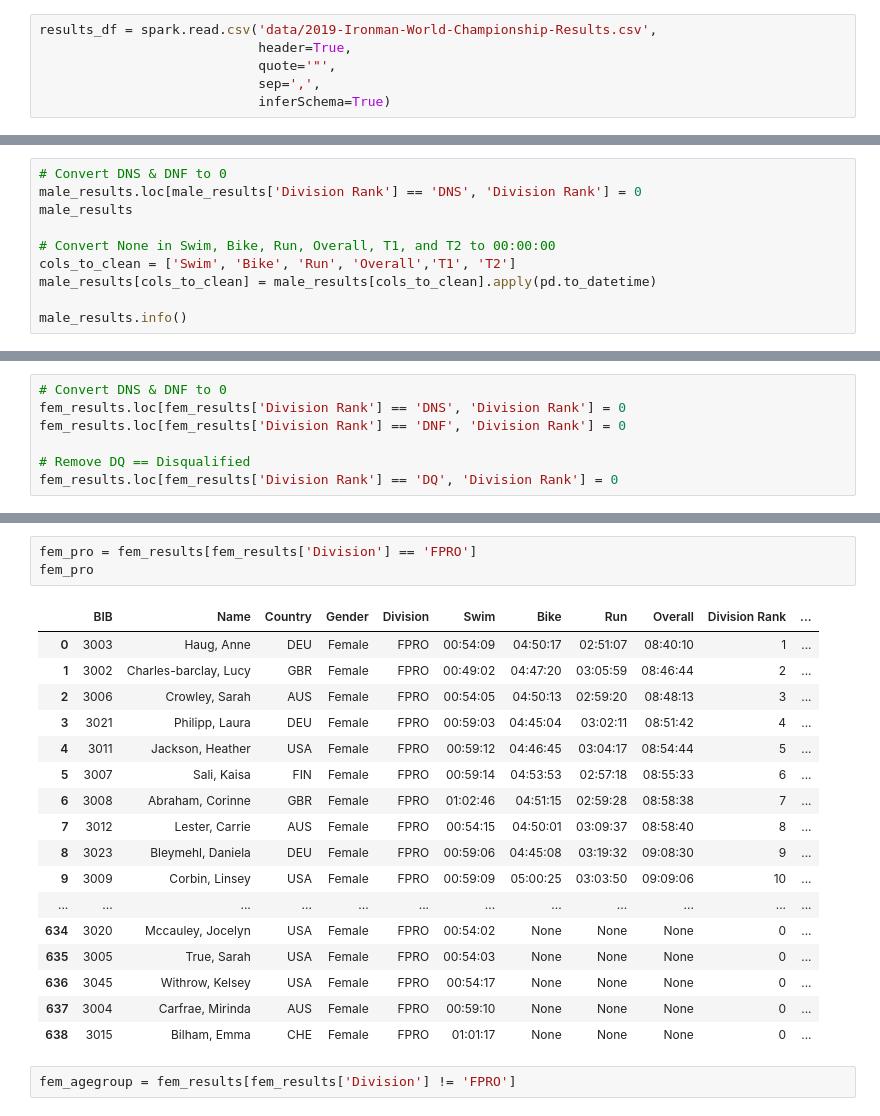
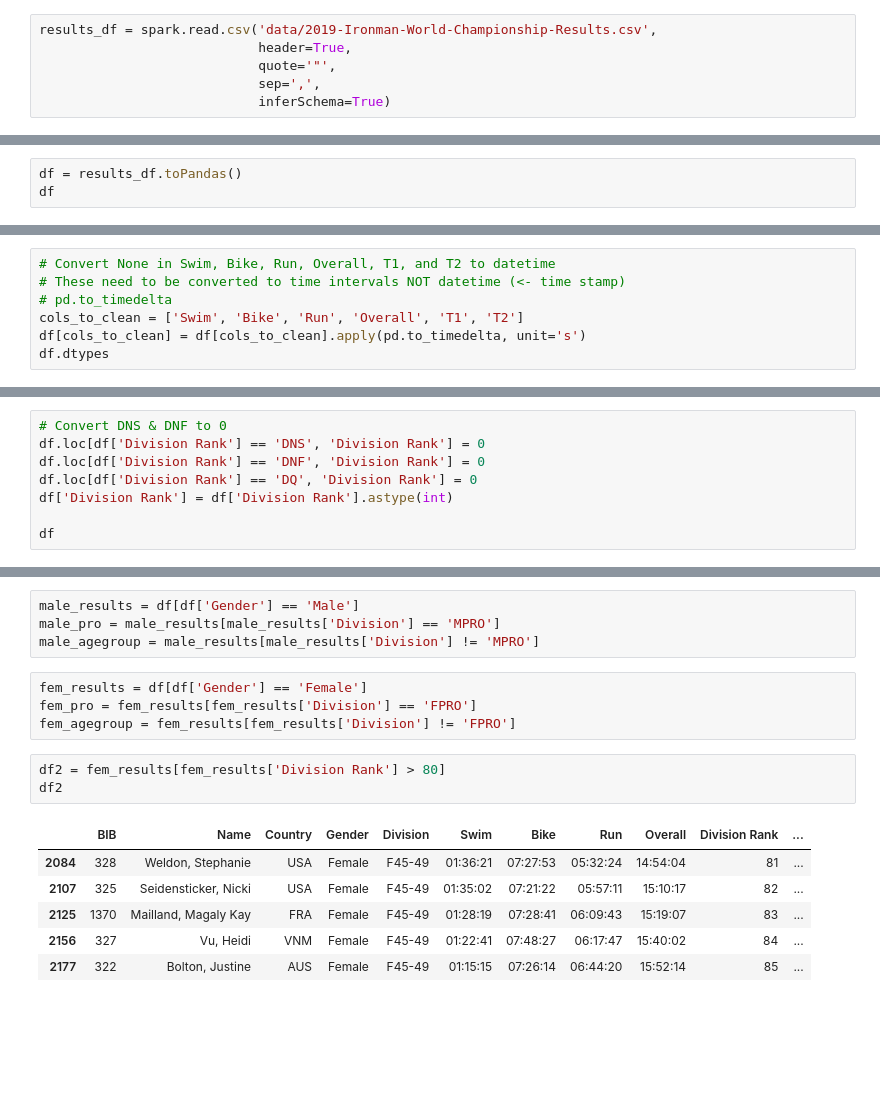
Before and after one commit to czaloumi/ironman-2019, a Jupyter notebook: ironman19.ipynb, the cells around one changed output, grey strips where cells are left out. Drawn from its saved outputs; the diff is of its cells as text; blank space fills up the shorter version.

```diff
--- a/ironman19.ipynb
+++ b/ironman19.ipynb
@@ -91,0 +73,3 @@ male_results
+# %%
+df = results_df.toPandas()
+df
@@ -92,11 +90,8 @@ male_results
 # %%
-# Convert DNS & DNF to 0
-male_results.loc[male_results['Division Rank'] == 'DNS', 'Division Rank'] = 0
-male_results
-
-# Convert None in Swim, Bike, Run, Overall, T1, and T2 to 00:00:00
-cols_to_clean = ['Swim', 'Bike', 'Run', 'Overall','T1', 'T2']
-male_results[cols_to_clean] = male_results[cols_to_clean].apply(pd.to_datetime)
-
-male_results.info()
+# Convert None in Swim, Bike, Run, Overall, T1, and T2 to datetime
+# These need to be converted to time intervals NOT datetime (<- time stamp)
+# pd.to_timedelta
+cols_to_clean = ['Swim', 'Bike', 'Run', 'Overall', 'T1', 'T2']
+df[cols_to_clean] = df[cols_to_clean].apply(pd.to_timedelta, unit='s')
+df.dtypes
 # %% [output]
@@ -141,7 +113,8 @@ fem_results
 # %%
 # Convert DNS & DNF to 0
-fem_results.loc[fem_results['Division Rank'] == 'DNS', 'Division Rank'] = 0
-fem_results.loc[fem_results['Division Rank'] == 'DNF', 'Division Rank'] = 0
+df.loc[df['Division Rank'] == 'DNS', 'Division Rank'] = 0
+df.loc[df['Division Rank'] == 'DNF', 'Division Rank'] = 0
+df.loc[df['Division Rank'] == 'DQ', 'Division Rank'] = 0
+df['Division Rank'] = df['Division Rank'].astype(int)
 
-# Remove DQ == Disqualified
-fem_results.loc[fem_results['Division Rank'] == 'DQ', 'Division Rank'] = 0
+df
@@ -204,23 +135,18 @@ fem_results
+# %%
+male_results = df[df['Gender'] == 'Male']
+male_pro = male_results[male_results['Division'] == 'MPRO']
+male_agegroup = male_results[male_results['Division'] != 'MPRO']
+# %%
+fem_results = df[df['Gender'] == 'Female']
+fem_pro = fem_results[fem_results['Division'] == 'FPRO']
+fem_agegroup = fem_results[fem_results['Division'] != 'FPRO']
 # %%
-fem_pro = fem_results[fem_results['Division'] == 'FPRO']
-fem_pro
+df2 = fem_results[fem_results['Division Rank'] > 80]
+df2
 # %% [output]
 |  | BIB | Name | Country | Gender | Division | Swim | Bike | Run | Overall | Division Rank | ... |
-| 0 | 3003 | Haug, Anne | DEU | Female | FPRO | 00:54:09 | 04:50:17 | 02:51:07 | 08:40:10 | 1 | ... |
-| 1 | 3002 | Charles-barclay, Lucy | GBR | Female | FPRO | 00:49:02 | 04:47:20 | 03:05:59 | 08:46:44 | 2 | ... |
-| 2 | 3006 | Crowley, Sarah | AUS | Female | FPRO | 00:54:05 | 04:50:13 | 02:59:20 | 08:48:13 | 3 | ... |
-| 3 | 3021 | Philipp, Laura | DEU | Female | FPRO | 00:59:03 | 04:45:04 | 03:02:11 | 08:51:42 | 4 | ... |
-| 4 | 3011 | Jackson, Heather | USA | Female | FPRO | 00:59:12 | 04:46:45 | 03:04:17 | 08:54:44 | 5 | ... |
-| 5 | 3007 | Sali, Kaisa | FIN | Female | FPRO | 00:59:14 | 04:53:53 | 02:57:18 | 08:55:33 | 6 | ... |
-| 6 | 3008 | Abraham, Corinne | GBR | Female | FPRO | 01:02:46 | 04:51:15 | 02:59:28 | 08:58:38 | 7 | ... |
-| 7 | 3012 | Lester, Carrie | AUS | Female | FPRO | 00:54:15 | 04:50:01 | 03:09:37 | 08:58:40 | 8 | ... |
-| 8 | 3023 | Bleymehl, Daniela | DEU | Female | FPRO | 00:59:06 | 04:45:08 | 03:19:32 | 09:08:30 | 9 | ... |
-| 9 | 3009 | Corbin, Linsey | USA | Female | FPRO | 00:59:09 | 05:00:25 | 03:03:50 | 09:09:06 | 10 | ... |
-| ... | ... | ... | ... | ... | ... | ... | ... | ... | ... | ... | ... |
-| 634 | 3020 | Mccauley, Jocelyn | USA | Female | FPRO | 00:54:02 | None | None | None | 0 | ... |
-| 635 | 3005 | True, Sarah | USA | Female | FPRO | 00:54:03 | None | None | None | 0 | ... |
-| 636 | 3045 | Withrow, Kelsey | USA | Female | FPRO | 00:54:17 | None | None | None | 0 | ... |
-| 637 | 3004 | Carfrae, Mirinda | AUS | Female | FPRO | 00:59:10 | None | None | None | 0 | ... |
-| 638 | 3015 | Bilham, Emma | CHE | Female | FPRO | 01:01:17 | None | None | None | 0 | ... |
+| 2084 | 328 | Weldon, Stephanie | USA | Female | F45-49 | 01:36:21 | 07:27:53 | 05:32:24 | 14:54:04 | 81 | ... |
+| 2107 | 325 | Seidensticker, Nicki | USA | Female | F45-49 | 01:35:02 | 07:21:22 | 05:57:11 | 15:10:17 | 82 | ... |
+| 2125 | 1370 | Mailland, Magaly Kay | FRA | Female | F45-49 | 01:28:19 | 07:28:41 | 06:09:43 | 15:19:07 | 83 | ... |
+| 2156 | 327 | Vu, Heidi | VNM | Female | F45-49 | 01:22:41 | 07:48:27 | 06:17:47 | 15:40:02 | 84 | ... |
+| 2177 | 322 | Bolton, Justine | AUS | Female | F45-49 | 01:15:15 | 07:26:14 | 06:44:20 | 15:52:14 | 85 | ... |
-# %%
-fem_agegroup = fem_results[fem_results['Division'] != 'FPRO']
```
Also changed, not shown: parts of 23 cells of this notebook.
